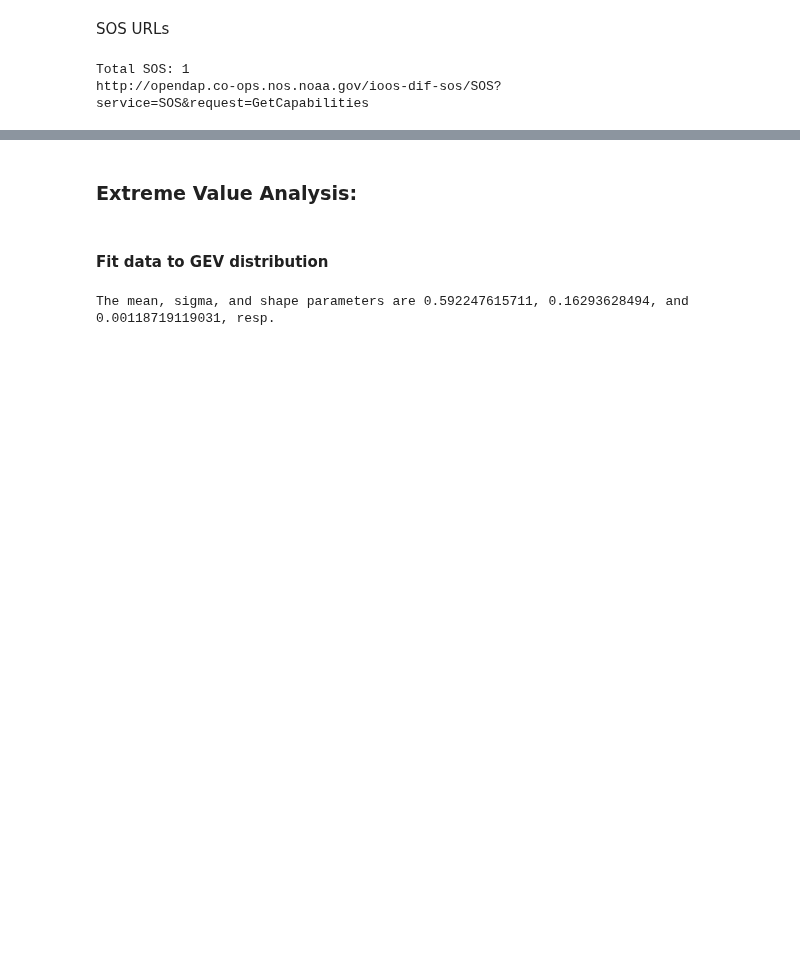
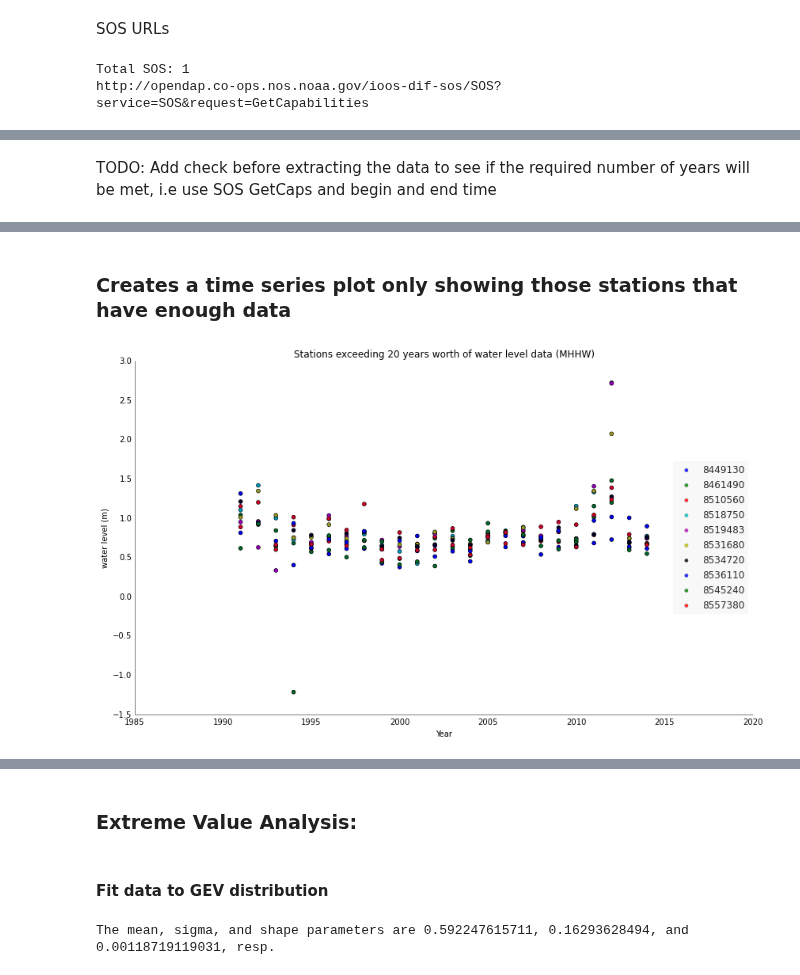
Before and after one commit to ioos/system-test, a Jupyter notebook: Theme_2_Extreme_Events/Scenario_2A_Coastal_Inundation/Scenario_2A_Water_Level_Bird_Redux.ipynb, the cells around one changed output, grey strips where cells are left out. Drawn from its saved outputs; the diff is of its cells as text; code cells hidden in the pictures; blank space fills up the shorter version.

Commit message:
add updates to include model data

```diff
--- a/Theme_2_Extreme_Events/Scenario_2A_Coastal_Inundation/Scenario_2A_Water_Level_Bird_Redux.ipynb
+++ b/Theme_2_Extreme_Events/Scenario_2A_Coastal_Inundation/Scenario_2A_Water_Level_Bird_Redux.ipynb
@@ -41,7 +61,7 @@ some functions from [Rich Signell Notebook](http://nbviewer.ipython.org/github/r
 # %%
 #bounding box of interest,[bottom right[lat,lon], top left[lat,lon]]
 bounding_box_type = "box"
-bounding_box = [[-70.94,40.67],[-68.94,41.5]]
+bounding_box = [[-75.94,38.67],[-66.94,41.5]]
 
 #temporal range
 start_date = dt.datetime(1991,5,1).strftime('%Y-%m-%d %H:00')
@@ -49,6 +69,9 @@ end_date = dt.datetime(2014,5,7).strftime('%Y-%m-%d %H:00')
 time_date_range = [start_date,end_date]  #start_date_end_date
 
 print start_date,'to',end_date
+
+#number of years required for analysis, obs and model data
+num_years_required = 20
 # %% [output]
 1991-05-01 00:00 to 2014-05-07 00:00
 # %%
@@ -258,4 +295,10 @@ for i in range(1,len(data)):
         col = station_list_dict[field]["id"]
         if col < len(station_info):
             station[field] = station_info[col]
+    station["type"] = "obs"
     station_list.append(station)
+# %%
+def add_invalid_marker(map,s,popup_string):
+    map.circle_marker(location=[s["latitude"],s["longitude"]], popup=popup_string, fill_color='#ff0000', radius=10000, line_color='#ff0000')
+# %% [markdown]
+TODO: Add check before extracting the data to see if the required number of years will be met, i.e use SOS GetCaps and begin and end time
@@ -291,39 +342,43 @@ map.line(get_coordinates(bounding_box,bounding_box_type), line_color='#FF0000',
 inline_map(map)
 # %% [output]
 [interactive output not drawn]
+# %% [markdown]
+### Creates a time series plot only showing those stations that have enough data
 # %%
 import prettyplotlib as ppl
 
 # Set the random seed for consistency
 np.random.seed(12)
 
 fig, ax = plt.subplots(1)
 
 # Show the whole color range
 for s in station_list:
     if "data" in s:
         years = s["data"].keys()
-        xx = []
-        yx = []
-        for y in years:
-            xx.append(int(y))
-            val = s["data"][y]["max"]
-            yx.append(val)
+        #only show the stations with enough data
+        if len(s["data"].keys()) >= num_years_required:
+            xx = []
+            yx = []
+            for y in years:
+                xx.append(int(y))
+                val = s["data"][y]["max"]
+                yx.append(val)
 
-        #ax.scatter(xx,yx,marker='o')
-        #ppl.scatter(ax, xx, yx, alpha=0.8, edgecolor='black', linewidth=0.15, label=str(s["station_num"]))
-        ax.scatter(xx, yx, label=str(s["station_num"]))
+            ax.scatter(xx,yx,marker='o')
+            ppl.scatter(ax, xx, yx, alpha=0.8, edgecolor='black', linewidth=0.15, label=str(s["station_num"]))
+            #ax.scatter(xx, yx, label=str(s["station_num"]))
 
-        #ppl.legend(ax, loc='right', ncol=1)
-        legend = ax.legend(loc='best')
+            ppl.legend(ax, loc='right', ncol=1)
+            #legend = ax.legend(loc='best')
 
-        # The frame is matplotlib.patches.Rectangle instance surrounding the legend.
-        frame  = legend.get_frame()
+            # The frame is matplotlib.patches.Rectangle instance surrounding the legend.
+            frame  = legend.get_frame()
 
-        title = s["long_name"][0] + ' water level'
-        ax.set_title(title)
-        ax.set_xlabel('Year')
-        ax.set_ylabel('water level (m)')
-        break
-
+            title = s["long_name"][0] + ' water level'
+            ax.set_xlabel('Year')
+            ax.set_ylabel('water level (m)')
+ax.set_title("Stations exceeding "+str(num_years_required)+ " years worth of water level data (MHHW)")
 fig.set_size_inches(14,8)
+# %% [output]
+[figure, added]
```
Also changed, not shown: parts of 20 cells of this notebook.
